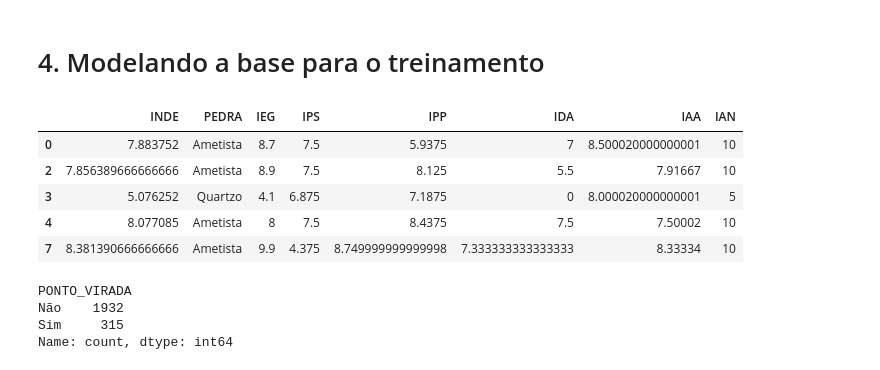
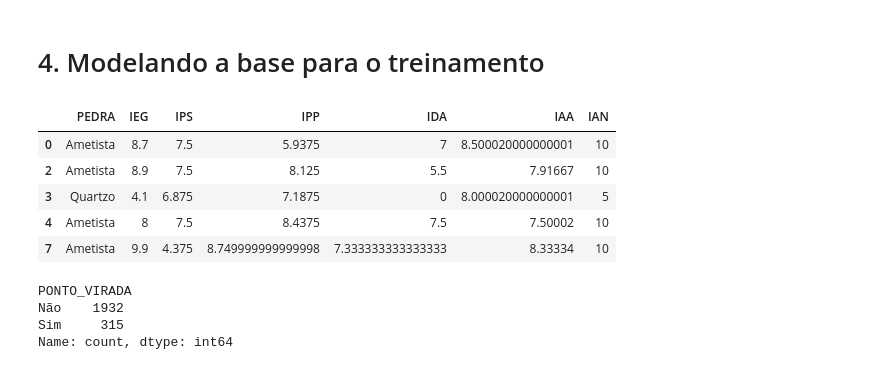
Before and after one commit to leandric/DATATHON-FIAP, a Jupyter notebook: notebooks/modelo.ipynb, the cells around one changed output. Cells and saved outputs as stored; diff of their text form; code cells hidden in the pictures.

```diff
--- a/notebooks/modelo.ipynb
+++ b/notebooks/modelo.ipynb
@@ -116,7 +106,7 @@ Analisando a base de dados, notamos a presença de diversos valores nulos em vá
 columns = [
     'NOME',
     'ano',
-    'INDE',
+    #'INDE',
     'PEDRA',
     'IEG',
     'IPS',
@@ -170,15 +160,15 @@ Name: count, dtype: int64
 # 4. Modelando a base para o treinamento
 # %%
 # Matriz preditora
-X = df[['INDE', 'PEDRA', 'IEG', 'IPS', 'IPP', 'IDA', 'IAA', 'IAN']]
+X = df[[ 'PEDRA', 'IEG', 'IPS', 'IPP', 'IDA', 'IAA', 'IAN']]
 X.head()
 # %% [output]
-|  | INDE | PEDRA | IEG | IPS | IPP | IDA | IAA | IAN |
-| 0 | 7.883752 | Ametista | 8.7 | 7.5 | 5.9375 | 7 | 8.500020000000001 | 10 |
-| 2 | 7.856389666666666 | Ametista | 8.9 | 7.5 | 8.125 | 5.5 | 7.91667 | 10 |
-| 3 | 5.076252 | Quartzo | 4.1 | 6.875 | 7.1875 | 0 | 8.000020000000001 | 5 |
-| 4 | 8.077085 | Ametista | 8 | 7.5 | 8.4375 | 7.5 | 7.50002 | 10 |
-| 7 | 8.381390666666666 | Ametista | 9.9 | 4.375 | 8.749999999999998 | 7.333333333333333 | 8.33334 | 10 |
+|  | PEDRA | IEG | IPS | IPP | IDA | IAA | IAN |
+| 0 | Ametista | 8.7 | 7.5 | 5.9375 | 7 | 8.500020000000001 | 10 |
+| 2 | Ametista | 8.9 | 7.5 | 8.125 | 5.5 | 7.91667 | 10 |
+| 3 | Quartzo | 4.1 | 6.875 | 7.1875 | 0 | 8.000020000000001 | 5 |
+| 4 | Ametista | 8 | 7.5 | 8.4375 | 7.5 | 7.50002 | 10 |
+| 7 | Ametista | 9.9 | 4.375 | 8.749999999999998 | 7.333333333333333 | 8.33334 | 10 |
 # %%
 # Preditor
 y = df['PONTO_VIRADA']
```
Also changed, not shown: parts of 14 cells of this notebook, 9 other files.
